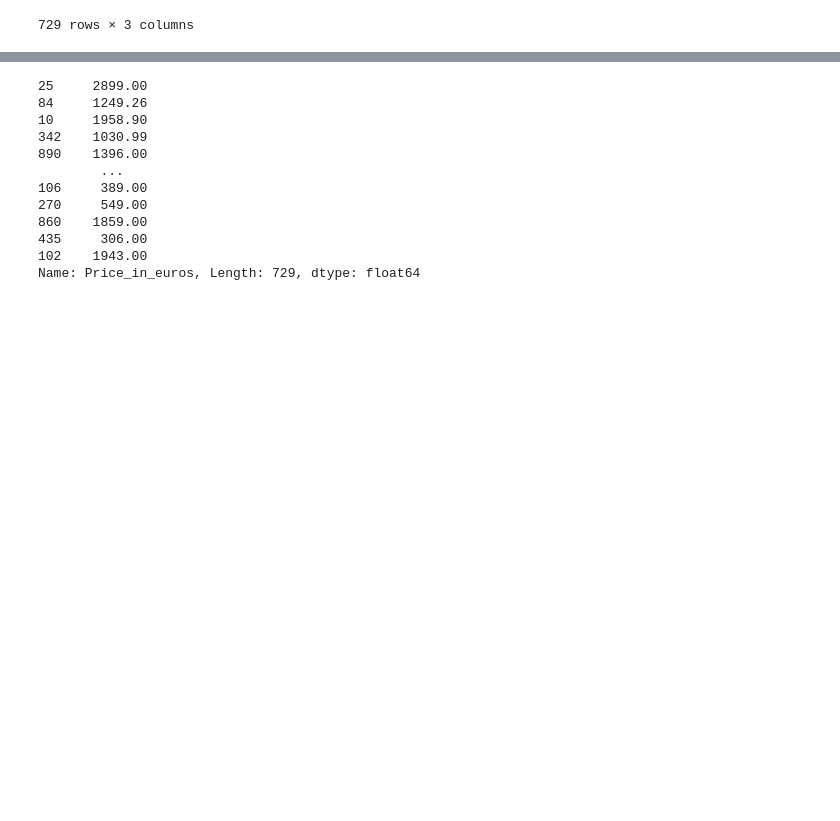
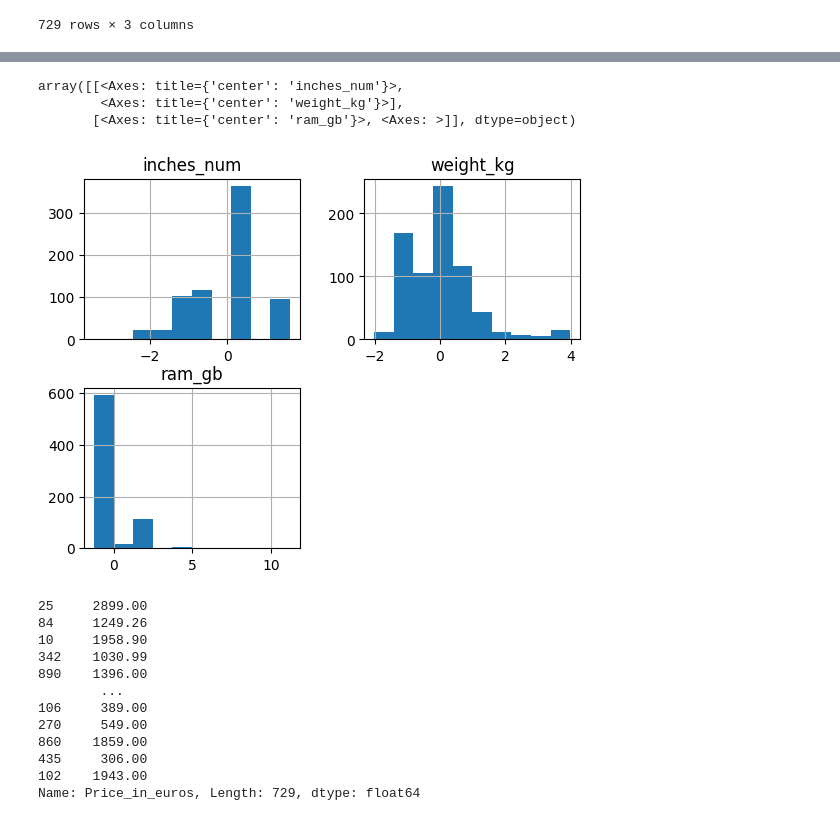
Before and after one commit to jacobo010/ONLINE_DS_THEBRIDGE_jacobo, a Jupyter notebook: Programacion_basica/Kaggle/Segundo_modelo.ipynb, the cells around one changed output, grey strips where cells are left out. Cells and saved outputs as stored; diff of their text form; code cells hidden in the pictures; blank space fills up the shorter version.

```diff
--- a/Programacion_basica/Kaggle/Segundo_modelo.ipynb
+++ b/Programacion_basica/Kaggle/Segundo_modelo.ipynb
@@ -144,3 +167,14 @@ X_train
+# %%
+scaler = StandardScaler()
+X_train_scaled = scaler.fit_transform(X_train)
+
+X_train_scaled = pd.DataFrame(X_train_scaled, columns = X_train.columns)
+X_train_scaled.hist()
+# %% [output]
+array([[<Axes: title={'center': 'inches_num'}>,
+        <Axes: title={'center': 'weight_kg'}>],
+       [<Axes: title={'center': 'ram_gb'}>, <Axes: >]], dtype=object)
+[figure, added]
 # %%
 y_train
 # %% [output]
```
Also changed, not shown: parts of 14 cells of this notebook, 4 other files.
